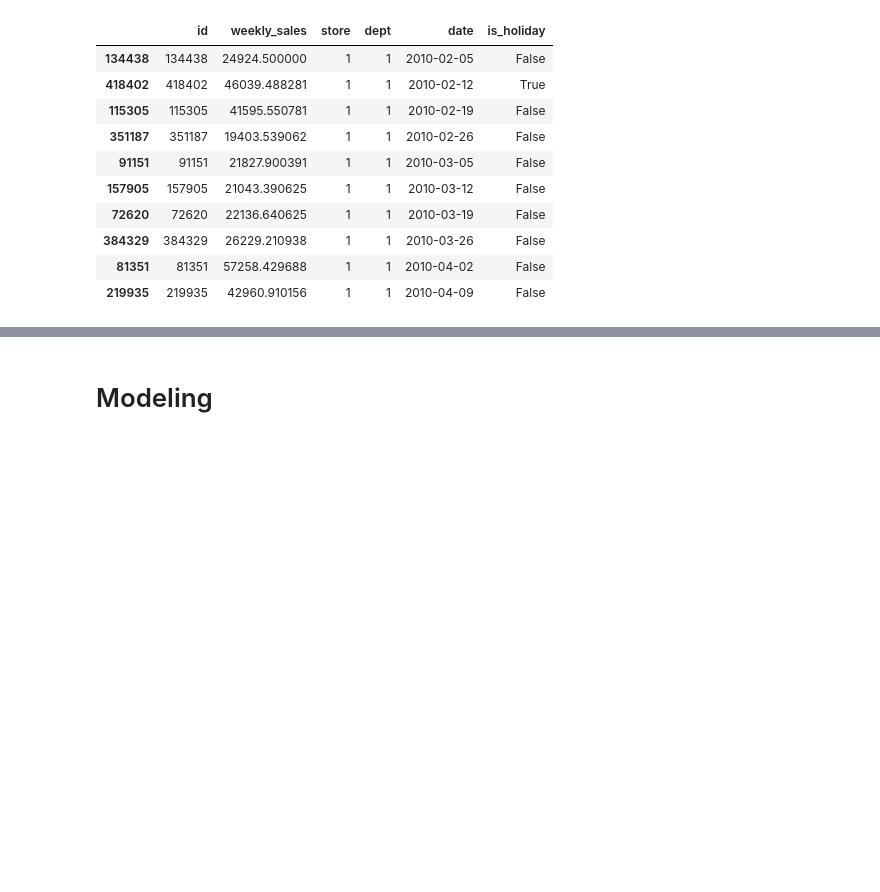
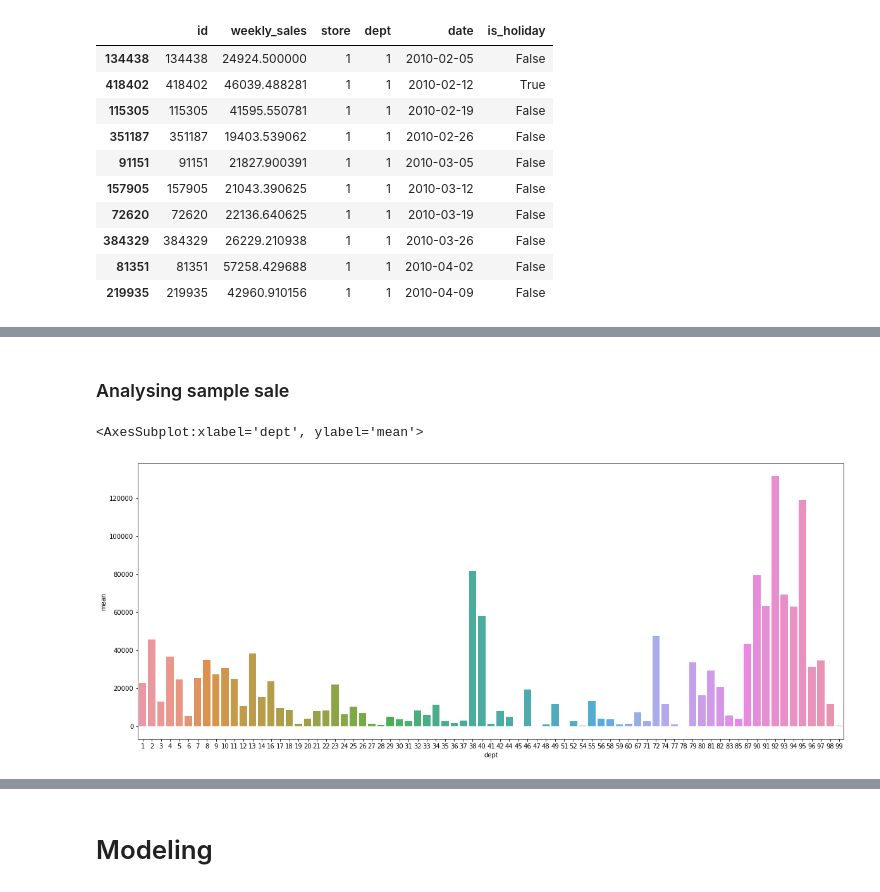
Before and after one commit to pprochon/Master_class, a Jupyter notebook: Sale_prediction/3_prediction.ipynb, the cells around one changed output, grey strips where cells are left out. Cells and saved outputs as stored; diff of their text form; code cells hidden in the pictures; blank space fills up the shorter version.

```diff
--- a/Sale_prediction/3_prediction.ipynb
+++ b/Sale_prediction/3_prediction.ipynb
@@ -42 +49,13 @@ df_sales_train.head(10)
+# %%
+def data_engineering(df):                       #Feats from date
+    df["dayofweek"] = df["date"].dt.dayofweek
+    df["dayofyear"] = df["date"].dt.dayofyear
+    df["week"] = df["date"].dt.week
+    df["month"] = df["date"].dt.month
+
+
+    return df
+
+df_sales_train = data_engineering(df_sales_train)
+df_sales_test = data_engineering(df_sales_test)
 # %%
@@ -56,4 +86,5 @@ df_stores_data.head()
 # %%
-train_dict_Size = { x["Store"]: x["Size"] for x in df_stores_data.to_dict(orient="items").values() }
-train_dict_Type = { x["Store"]: x["Type_cat"] for x in df_stores_data.to_dict(orient="items").values() }
+#Creating dict {'Store':"Size"} and {'Store':"Type_cat"}
+train_dict_Size = { x["Store"]: x["Size"] for x in df_stores_data.to_dict('index').values() }
+train_dict_Type = { x["Store"]: x["Type_cat"] for x in df_stores_data.to_dict('index').values() }
 # %%
@@ -182,0 +142,9 @@ Index(['id', 'weekly_sales', 'store', 'dept', 'date', 'is_holiday', 'Type',
+# %% [markdown]
+### Analysing sample sale
+# %%
+df_dep = df_sales_train[ ["store", "dept",'month', "weekly_sales"] ].groupby(["store", "dept"]).agg(["mean", "std", "median", "size"])["weekly_sales"].reset_index()
+plt.figure(figsize = (20,8))
+sns.barplot(data = df_dep[df_dep['store']==1], x = 'dept', y = 'mean') # Analysing mean sale by store and dept
+# %% [output]
+<AxesSubplot:xlabel='dept', ylabel='mean'>
+[figure, added]
```
Also changed, not shown: parts of 25 cells of this notebook.
